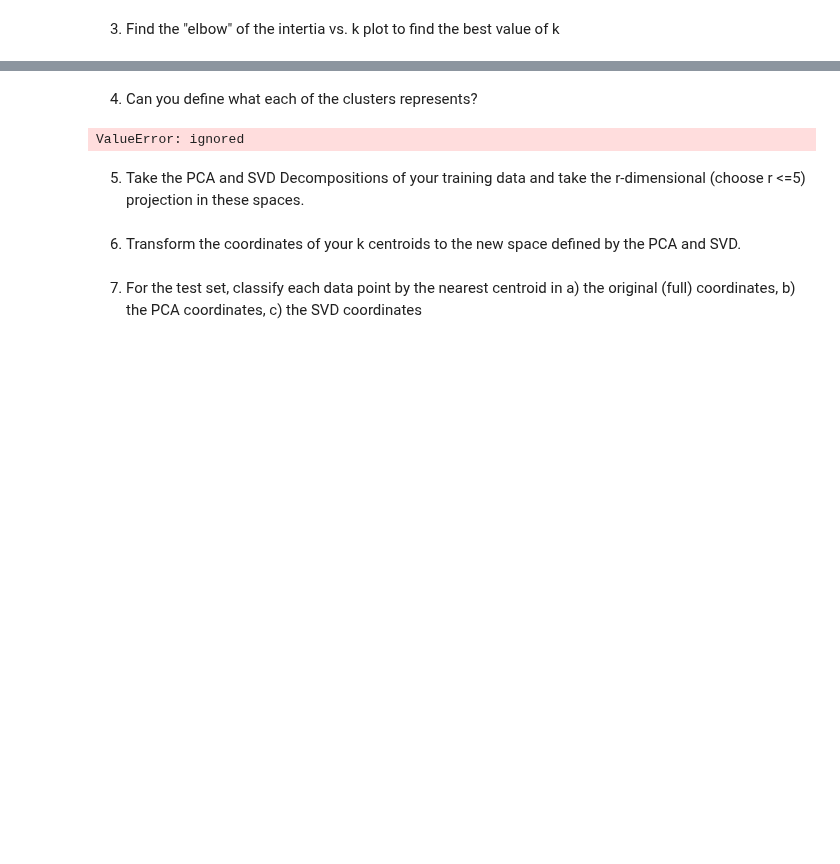
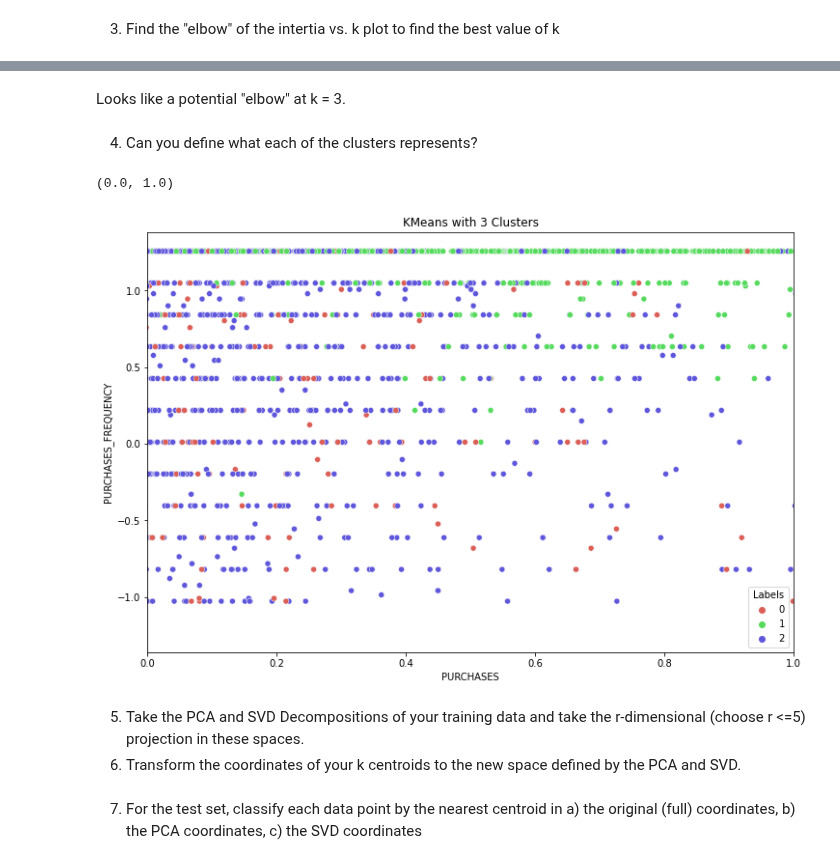
Before and after one commit to egagli/amath563, a Jupyter notebook: labs/8/Lab_8_AMATH_Decomposition.ipynb, the cells around one changed output, grey strips where cells are left out. Cells and saved outputs as stored; diff of their text form; code cells hidden in the pictures; blank space fills up the shorter version.

```diff
--- a/labs/8/Lab_8_AMATH_Decomposition.ipynb
+++ b/labs/8/Lab_8_AMATH_Decomposition.ipynb
@@ -319,18 +319,22 @@ plt.show()
+# %% [markdown]
+Looks like a potential "elbow" at k = 3.
 # %% [markdown]
 4. Can you define what each of the clusters represents?
 # %%
-# 3 cluster
-km3 = KMeans(n_clusters=3).fit(train)
+# n clusters
+clusters=3
+kmn = KMeans(n_clusters=clusters).fit(train)
 
-train['Labels'] = km3.labels_
-plt.figure(figsize=(12, 8))
-sns.scatterplot(X['Income'], X['Score'], hue=X['Labels'],
-                palette=sns.color_palette('hls', 3))
-plt.title('KMeans with 3 Clusters')
-plt.show()
+train['Labels'] = kmn.labels_
+f,ax=plt.subplots(figsize=(12, 8))
+sns.scatterplot(train['PURCHASES'], train['PURCHASES_FREQUENCY'], hue=train['Labels'], #CREDIT_LIMIT
+                palette=sns.color_palette('hls', clusters),ax=ax)
+ax.set_title(f'KMeans with {clusters} Clusters')
+ax.set_xlim([0,1])
+#ax.set_ylim([-4,4])
 # %% [output]
-ValueError: ignored
+(0.0, 1.0)
+[figure, added]
 # %% [markdown]
 5. Take the PCA and SVD Decompositions of your training data and take the r-dimensional (choose r <=5) projection in these spaces.
+6. Transform the coordinates of your k centroids to the new space defined by the PCA and SVD.
-# %% [markdown]
-6. Transform the coordinates of your k centroids to the new space defined by the PCA and SVD.
```
Also changed, not shown: parts of 14 cells of this notebook.
